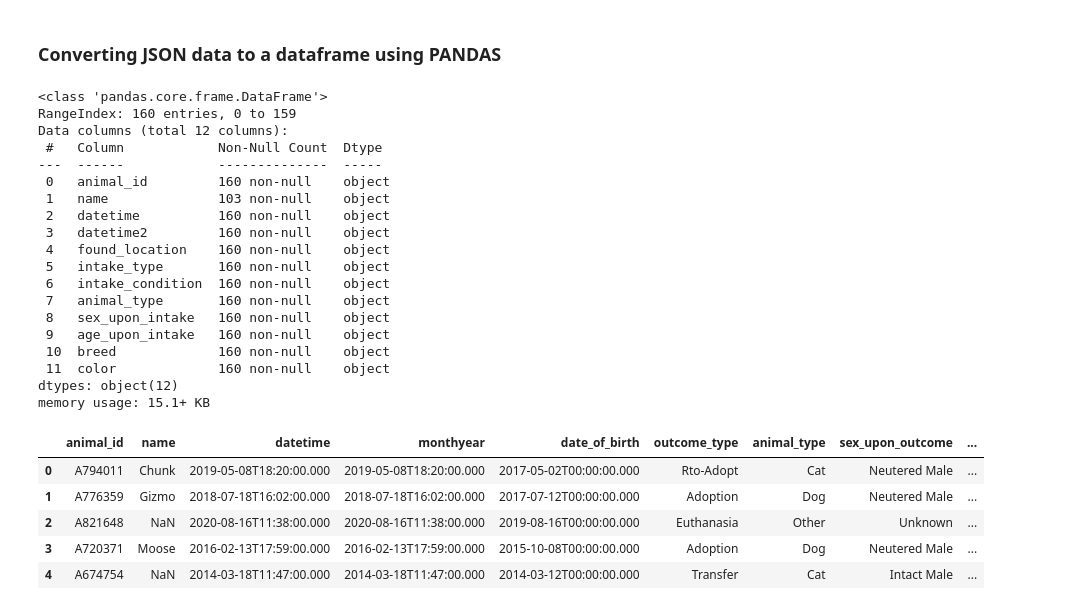
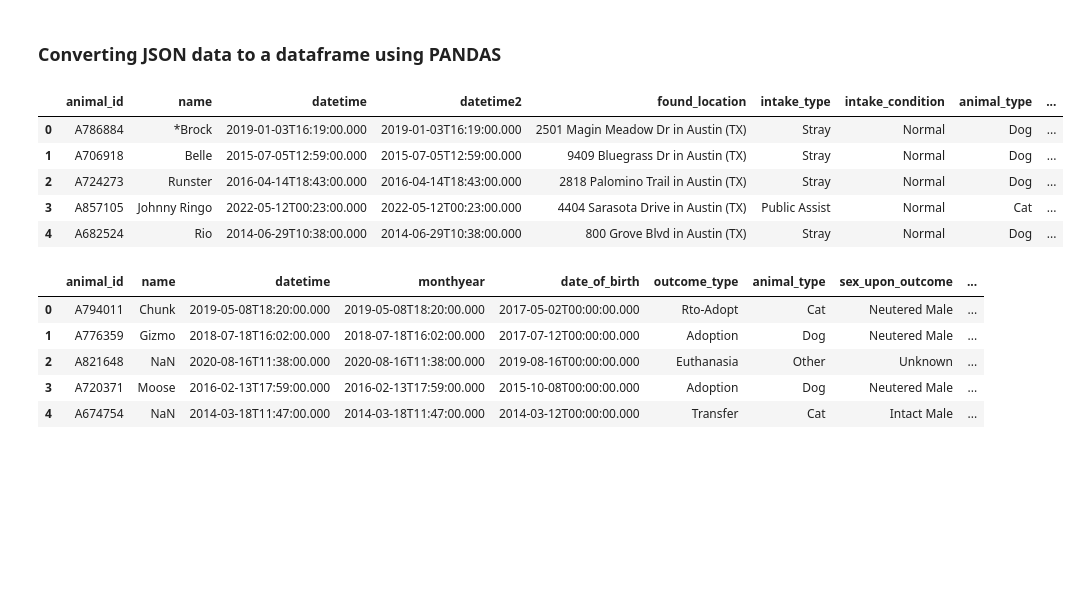
Before and after one commit to a-messmer/AAC_prelim_data_analysis_project, a Jupyter notebook: Project-api.ipynb, the cells around one changed output. Cells and saved outputs as stored; diff of their text form; code cells hidden in the pictures; blank space fills up the shorter version.

```diff
--- a/Project-api.ipynb
+++ b/Project-api.ipynb
@@ -60,29 +60,16 @@ data_set2
 # %%
 # dataframe(df) for intake data
 animal_intake_df = pd.DataFrame(data_set1)
 
 # only showing the first 5 rows - can remove .head() to see more rows
-animal_intake_df.info()
+animal_intake_df.head(5)
 # %% [output]
-<class 'pandas.core.frame.DataFrame'>
-RangeIndex: 160 entries, 0 to 159
-Data columns (total 12 columns):
- #   Column            Non-Null Count  Dtype
----  ------            --------------  -----
- 0   animal_id         160 non-null    object
- 1   name              103 non-null    object
- 2   datetime          160 non-null    object
- 3   datetime2         160 non-null    object
- 4   found_location    160 non-null    object
- 5   intake_type       160 non-null    object
- 6   intake_condition  160 non-null    object
- 7   animal_type       160 non-null    object
- 8   sex_upon_intake   160 non-null    object
- 9   age_upon_intake   160 non-null    object
- 10  breed             160 non-null    object
- 11  color             160 non-null    object
-dtypes: object(12)
-memory usage: 15.1+ KB
+|  | animal_id | name | datetime | datetime2 | found_location | intake_type | intake_condition | animal_type | ... |
+| 0 | A786884 | *Brock | 2019-01-03T16:19:00.000 | 2019-01-03T16:19:00.000 | 2501 Magin Meadow Dr in Austin (TX) | Stray | Normal | Dog | ... |
+| 1 | A706918 | Belle | 2015-07-05T12:59:00.000 | 2015-07-05T12:59:00.000 | 9409 Bluegrass Dr in Austin (TX) | Stray | Normal | Dog | ... |
+| 2 | A724273 | Runster | 2016-04-14T18:43:00.000 | 2016-04-14T18:43:00.000 | 2818 Palomino Trail in Austin (TX) | Stray | Normal | Dog | ... |
+| 3 | A857105 | Johnny Ringo | 2022-05-12T00:23:00.000 | 2022-05-12T00:23:00.000 | 4404 Sarasota Drive in Austin (TX) | Public Assist | Normal | Cat | ... |
+| 4 | A682524 | Rio | 2014-06-29T10:38:00.000 | 2014-06-29T10:38:00.000 | 800 Grove Blvd in Austin (TX) | Stray | Normal | Dog | ... |
 # %%
 # dataframe 2 for output
 
```
Also changed, not shown: parts of 7 cells of this notebook.
